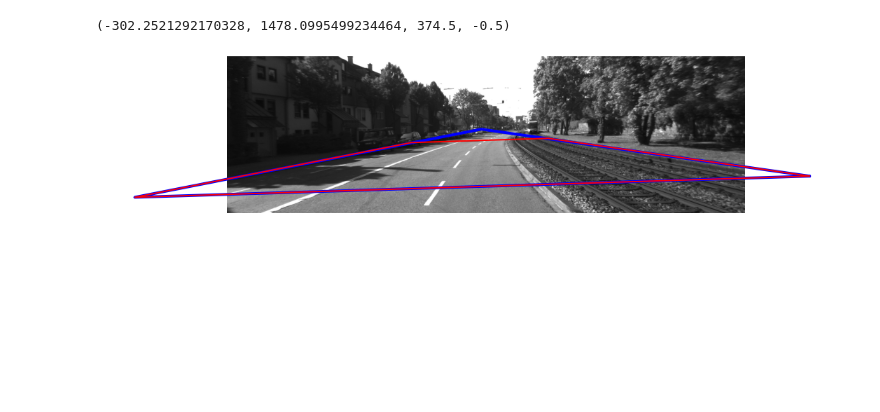
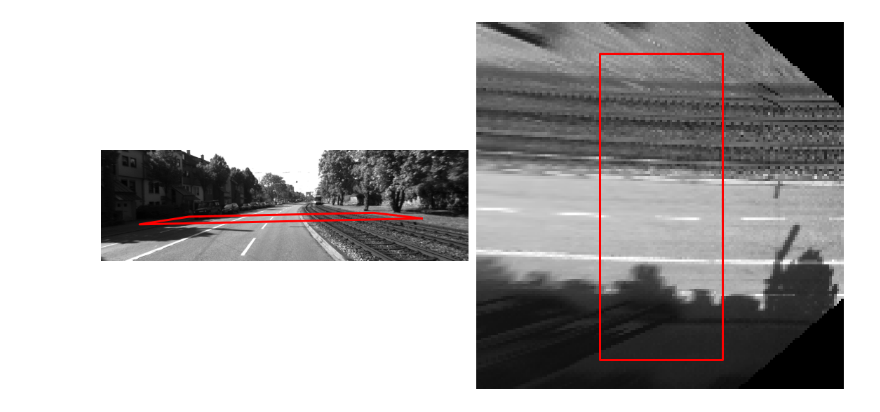
Before and after one commit to jmwalls/roadmaps, a Jupyter notebook: homography.ipynb, the cells around one changed output. Saved outputs shown, nothing was run; the diff lists cells and outputs as text; code cells hidden in the pictures; blank space fills up the shorter version.

```diff
--- a/homography.ipynb
+++ b/homography.ipynb
@@ -87,32 +35,0 @@ p_MC_M = p_MI_M + R_MI @ (p_IV_I + R_IV @ p_VC_V)
-# %%
-R_CM = R_MC.T
-p_CM_C = -(R_MC.T @ p_MC_M)
-
-def _project_00(cal, p):
-    u = cal.P_rect_00 @ np.hstack((cal.R_rect_00 @ p, [1.0]))
-    u /= u[2]
-    return u
-
-pts_Mi_M = [np.array([-25, -10, 0]),
-            np.array([-25,  10, 0]),
-            np.array([ 10,  10, 0]),
-            np.array([ 10, -10, 0])]
-uv_Ci_C2d = [_project_00(calibration, p_CM_C + R_CM @ p_Mi_M) for p_Mi_M in pts_Mi_M]
-uv_Ci_C2d = np.array(uv_Ci_C2d + [uv_Ci_C2d[0]])
-
-uv_Cj_C2d = np.array([uv_Ci_C2d[0],
-                      uv_Ci_C2d[1],
-                      _project_00(calibration, p_CM_C + R_CM @ np.array([1000, 0, 0])),
-                      uv_Ci_C2d[0]])
-
-fig = plt.figure(figsize=(19, 19))
-ax = fig.add_subplot(111)
-
-ax.imshow(im0)
-ax.plot(uv_Cj_C2d[:, 0], uv_Cj_C2d[:, 1], 'b', lw=4)
-ax.plot(uv_Ci_C2d[:, 0], uv_Ci_C2d[:, 1], 'r', lw=2)
-
-ax.axis('off')
-# %% [output]
-(-302.2521292170328, 1478.0995499234464, 374.5, -0.5)
-[figure, removed]
@@ -118,0 +43,29 @@ ax.axis('off')
+# %%
+# First, let's visualize the ground region of interest in the image frame.
+
+# Create some pseudo ground plane in front of the vehicle (IMU...). Let's assume
+# the camera is maybe ~1m above the ground.
+transform_GI = geometry.SE3(R=geometry.rot_from_rph_rad(d.roll, d.pitch, 0.0),
+                            p=-np.array([25.0, 0.0, d.pu - 1.0]))  # Note: we're writing p_IG_G
+
+# Compute transform between camera (C) and ground (G) frames.
+transform_GC = transform_GI @ transform_VI.inverse() @ transform_CV.inverse()
+transform_CG = transform_GC.inverse()
+
+# Define the ground region of interest by a few corner points.
+pts_Gi_G = [np.array([-5, -12.5, 0]),
+            np.array([-5,  12.5, 0]),
+            np.array([ 5,  12.5, 0]),
+            np.array([ 5, -12.5, 0])]
+
+def _project(K, p):
+    u = K @ p
+    u /= u[2]
+    return u[:2]
+
+u_Ci_C2d = [_project(calibration.P_rect_00[:3, :3], transform_CG * p_Gi_G)
+                for p_Gi_G in pts_Gi_G]
+u_Ci_C2d = np.array(u_Ci_C2d + [u_Ci_C2d[0]])
+
+im = cv2.imread(d.image_00)
+im = cv2.cvtColor(im, cv2.COLOR_BGR2GRAY)
@@ -118,0 +104,16 @@ ax.axis('off')
+# %%
+fig = plt.figure(figsize=(15, 11))
+
+ax1 = fig.add_subplot(121)
+ax1.imshow(im, cmap='Greys_r')
+ax1.plot(u_Ci_C2d[:, 0], u_Ci_C2d[:, 1], 'r', lw=3)
+ax1.axis('off')
+
+ax2 = fig.add_subplot(122)
+ax2.imshow(imw, cmap='Greys_r')
+ax2.plot(u_Mi_M2d[:, 0], u_Mi_M2d[:, 1], 'r', lw=3)
+ax2.axis('off')
+
+fig.tight_layout()
+# %% [output]
+[figure, added]
```
Also changed, not shown: parts of 20 cells of this notebook, 3 other files.
